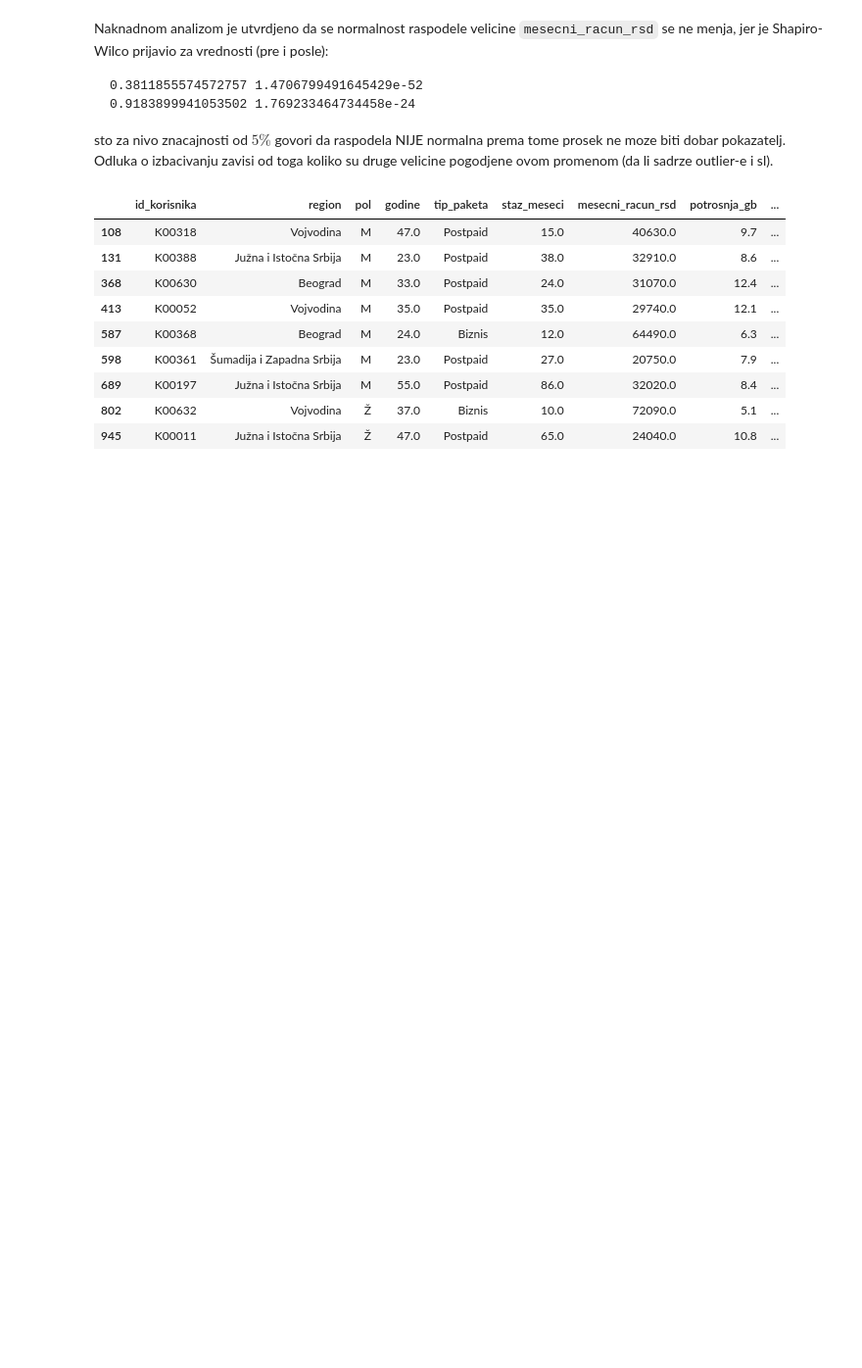
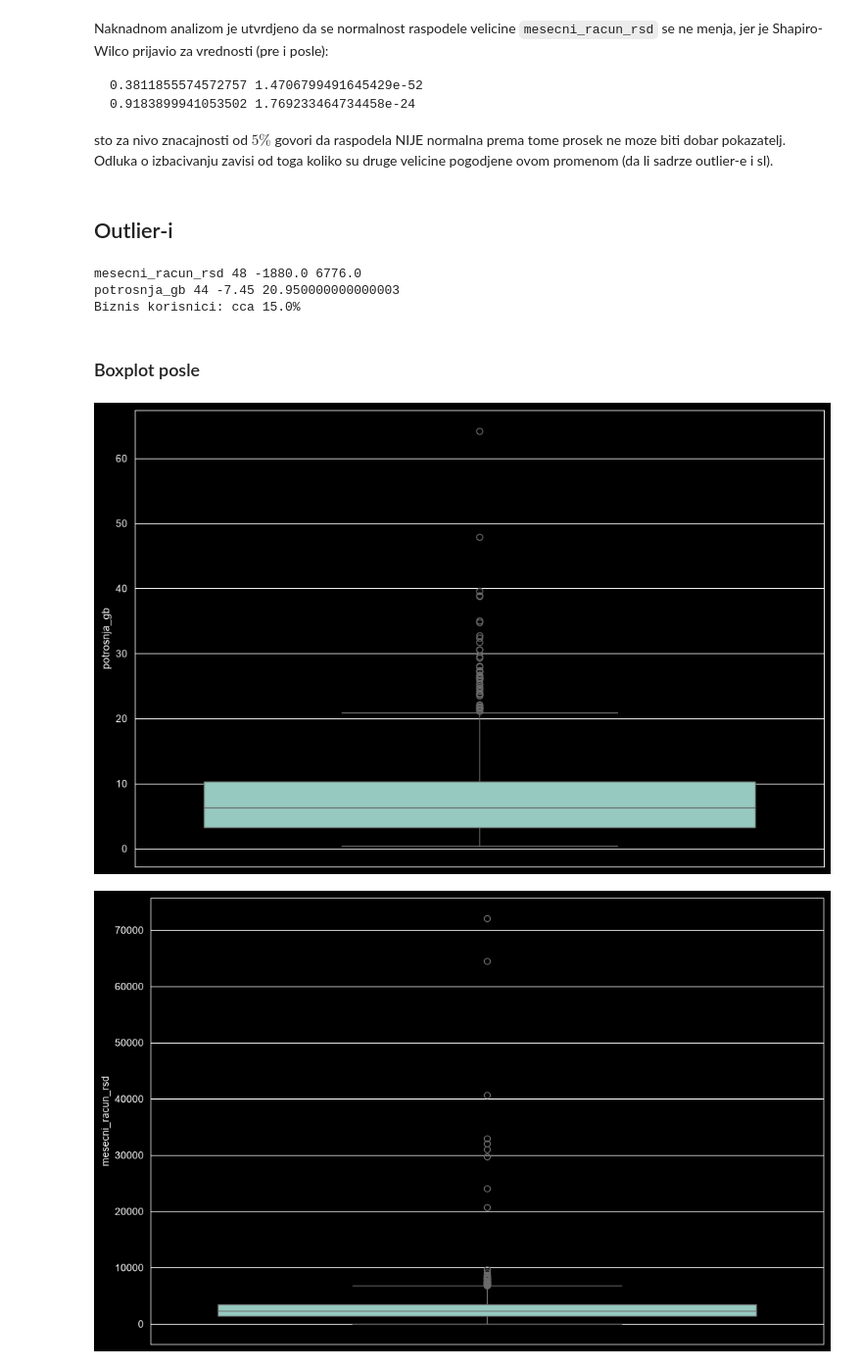
Before and after one commit to machina390/telekom-analytics, a Jupyter notebook: rezultati/02_ciscenje.ipynb, the cells around one changed output. Shown at 98% size. Saved outputs shown, nothing was run; the diff lists cells and outputs as text; code cells hidden in the pictures; blank space fills up the shorter version.

````diff
--- a/rezultati/02_ciscenje.ipynb
+++ b/rezultati/02_ciscenje.ipynb
@@ -237,16 +237,39 @@ Naknadnom analizom je utvrdjeno da se normalnost raspodele velicine `mesecni_rac
 0.9183899941053502 1.769233464734458e-24
 ```
 sto za nivo znacajnosti od $5\%$ govori da raspodela NIJE normalna prema tome prosek ne moze biti dobar pokazatelj. Odluka o izbacivanju zavisi od toga koliko su druge velicine pogodjene ovom promenom (da li sadrze outlier-e i sl).
-# %%
-display(data.loc[ten])
-# %% [output]
-|  | id_korisnika | region | pol | godine | tip_paketa | staz_meseci | mesecni_racun_rsd | potrosnja_gb | ... |
-| 108 | K00318 | Vojvodina | M | 47.0 | Postpaid | 15.0 | 40630.0 | 9.7 | ... |
-| 131 | K00388 | Južna i Istočna Srbija | M | 23.0 | Postpaid | 38.0 | 32910.0 | 8.6 | ... |
-| 368 | K00630 | Beograd | M | 33.0 | Postpaid | 24.0 | 31070.0 | 12.4 | ... |
-| 413 | K00052 | Vojvodina | M | 35.0 | Postpaid | 35.0 | 29740.0 | 12.1 | ... |
-| 587 | K00368 | Beograd | M | 24.0 | Biznis | 12.0 | 64490.0 | 6.3 | ... |
-| 598 | K00361 | Šumadija i Zapadna Srbija | M | 23.0 | Postpaid | 27.0 | 20750.0 | 7.9 | ... |
-| 689 | K00197 | Južna i Istočna Srbija | M | 55.0 | Postpaid | 86.0 | 32020.0 | 8.4 | ... |
-| 802 | K00632 | Vojvodina | Ž | 37.0 | Biznis | 10.0 | 72090.0 | 5.1 | ... |
-| 945 | K00011 | Južna i Istočna Srbija | Ž | 47.0 | Postpaid | 65.0 | 24040.0 | 10.8 | ... |
+# %% [markdown]
+## Outlier-i
+# %%
+for col in ["mesecni_racun_rsd","potrosnja_gb"]:
+    q1,q3 = data[col].quantile([0.25, 0.75])
+    iqr = q3-q1
+    lower,upper = q1-1.5*iqr,q3+1.5*iqr
+
+    data[f"{col}_outlier"] = (data[col] < lower) | (data[col]>upper)
+
+    print(col, data[f"{col}_outlier"].sum(), lower,upper)
+
+outlier = (data["mesecni_racun_rsd"] < lower) | (data["mesecni_racun_rsd"]>upper)
+
+outlier_table = data.groupby("tip_paketa").apply(lambda s: outlier.loc[s.index].sum())
+
+print(f"Biznis korisnici: cca {((outlier_table["Biznis"]/outlier_table.sum())*100).round()}%")
+
+# Pitanje na sta se tacno misli pod odstupanjem od z-score pravila ?
+# %% [output]
+mesecni_racun_rsd 48 -1880.0 6776.0
+potrosnja_gb 44 -7.45 20.950000000000003
+Biznis korisnici: cca 15.0%
+# %% [markdown]
+### Boxplot posle
+# %%
+plt.figure(figsize=(12,8))
+sb.boxplot(data=data["potrosnja_gb"])
+plt.show()
+
+plt.figure(figsize=(12,8))
+sb.boxplot(data=data["mesecni_racun_rsd"])
+plt.show()
+# %% [output]
+[figure, added]
+[figure, added]
````
Also changed, not shown: parts of 15 cells of this notebook, 5 other files.
